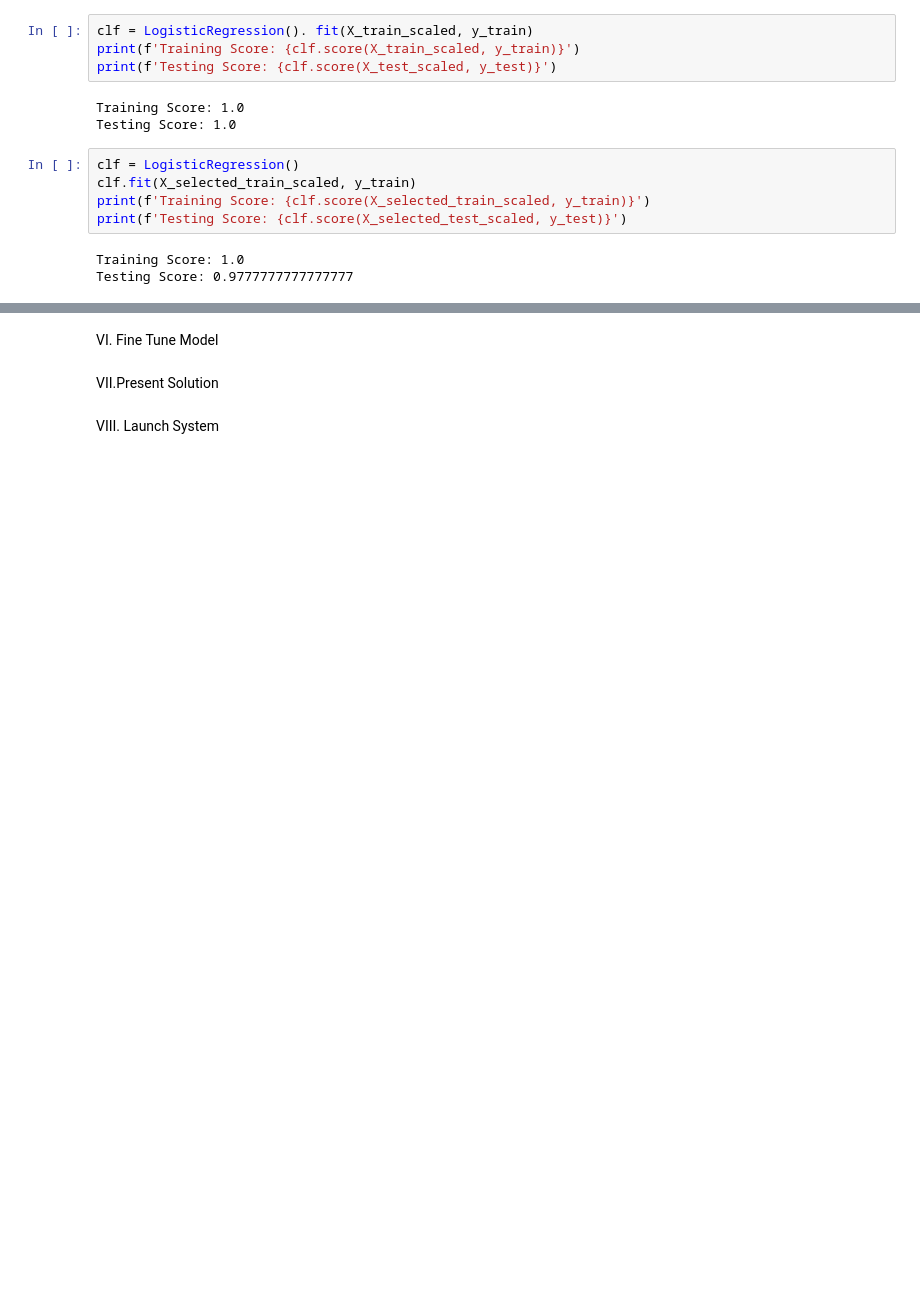
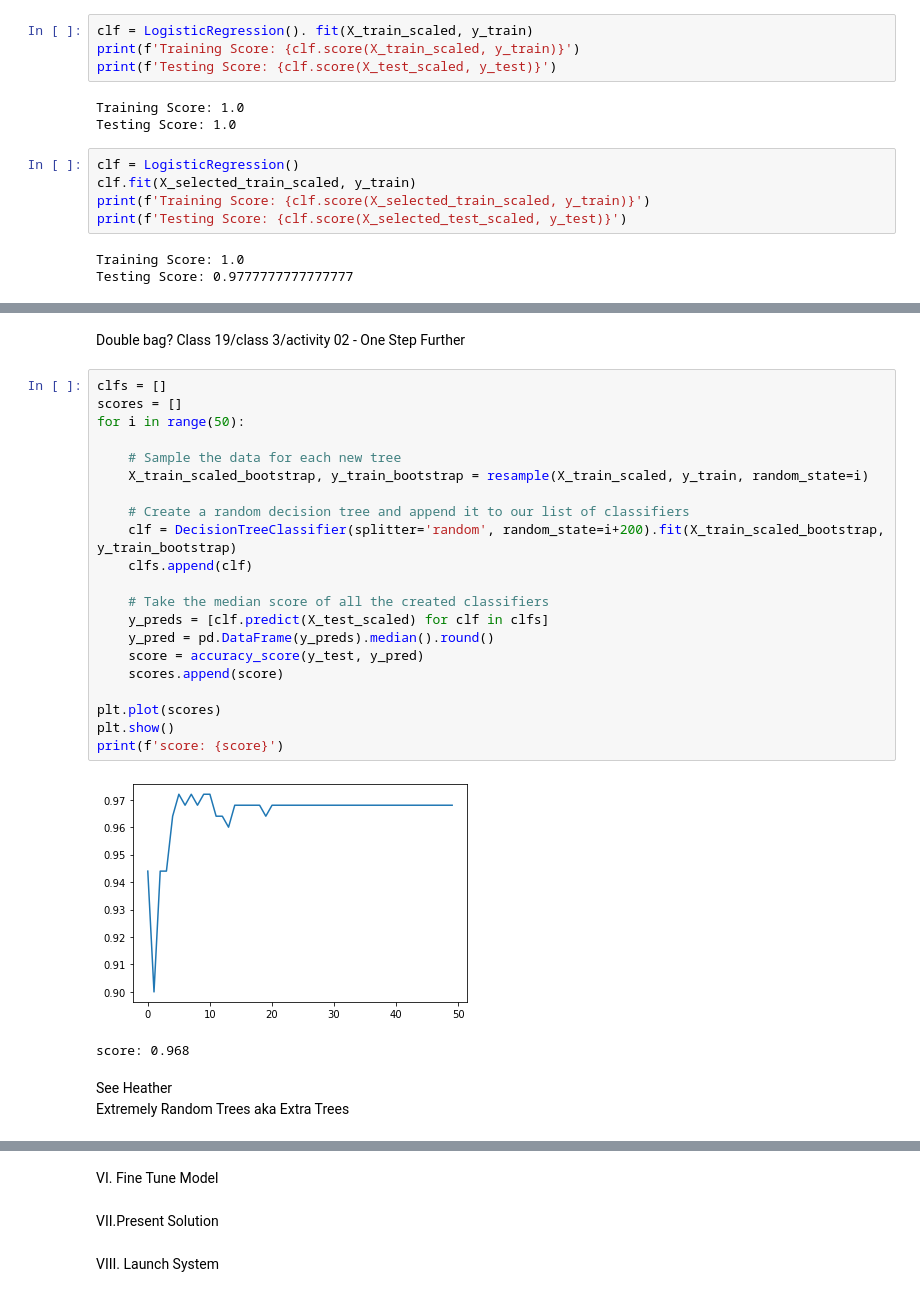
Before and after one commit to ASwigart/Group_Project_4, a Jupyter notebook: GP4_data_analysis.ipynb, the cells around one changed output, grey strips where cells are left out. Cells and saved outputs as stored; diff of their text form; blank space fills up the shorter version.

```diff
--- a/GP4_data_analysis.ipynb
+++ b/GP4_data_analysis.ipynb
@@ -390,0 +413,29 @@ Testing Score: 0.9777777777777777
+# %% [markdown]
+Double bag? Class 19/class 3/activity 02 - One Step Further
+# %%
+clfs = []
+scores = []
+for i in range(50):
+
+    # Sample the data for each new tree
+    X_train_scaled_bootstrap, y_train_bootstrap = resample(X_train_scaled, y_train, random_state=i)
+
+    # Create a random decision tree and append it to our list of classifiers
+    clf = DecisionTreeClassifier(splitter='random', random_state=i+200).fit(X_train_scaled_bootstrap, y_train_bootstrap)
+    clfs.append(clf)
+
+    # Take the median score of all the created classifiers
+    y_preds = [clf.predict(X_test_scaled) for clf in clfs]
+    y_pred = pd.DataFrame(y_preds).median().round()
+    score = accuracy_score(y_test, y_pred)
+    scores.append(score)
+
+plt.plot(scores)
+plt.show()
+print(f'score: {score}')
+# %% [output]
+[figure, added]
+score: 0.968
+# %% [markdown]
+<!--  -->See Heather
+Extremely Random Trees aka Extra Trees
```
Also changed, not shown: parts of 37 cells of this notebook, 2 other files.
